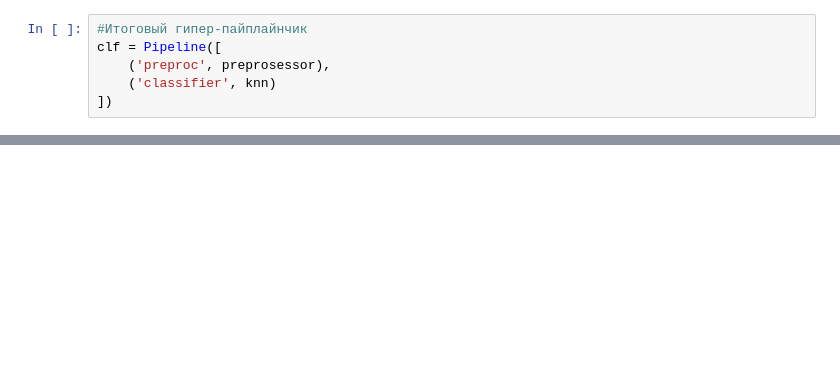
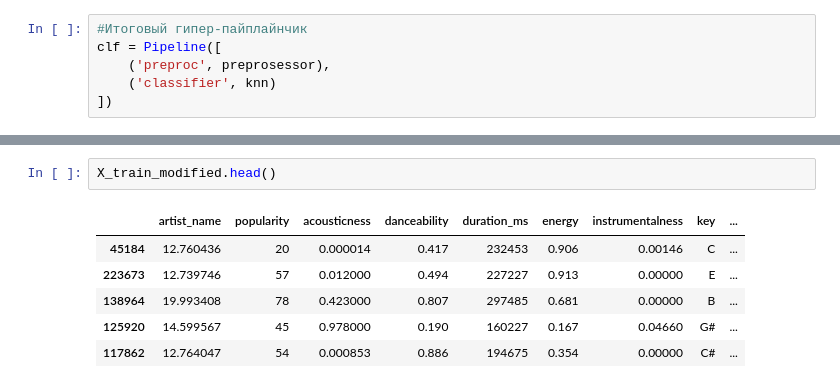
Before and after one commit to shut77/KNN-ANN-VS-ALL, a Jupyter notebook: vs1.ipynb, the cells around one changed output, grey strips where cells are left out. Saved outputs shown, nothing was run; the diff lists cells and outputs as text; blank space fills up the shorter version.

```diff
--- a/vs1.ipynb
+++ b/vs1.ipynb
@@ -209,0 +198,9 @@ Children’s Music       0.05      0.07      0.06      1871
+# %%
+X_train_modified.head()
+# %% [output]
+|  | artist_name | popularity | acousticness | danceability | duration_ms | energy | instrumentalness | key | ... |
+| 45184 | 12.760436 | 20 | 0.000014 | 0.417 | 232453 | 0.906 | 0.00146 | C | ... |
+| 223673 | 12.739746 | 57 | 0.012000 | 0.494 | 227227 | 0.913 | 0.00000 | E | ... |
+| 138964 | 19.993408 | 78 | 0.423000 | 0.807 | 297485 | 0.681 | 0.00000 | B | ... |
+| 125920 | 14.599567 | 45 | 0.978000 | 0.190 | 160227 | 0.167 | 0.04660 | G# | ... |
+| 117862 | 12.764047 | 54 | 0.000853 | 0.886 | 194675 | 0.354 | 0.00000 | C# | ... |
```
Also changed, not shown: parts of 24 cells of this notebook.
